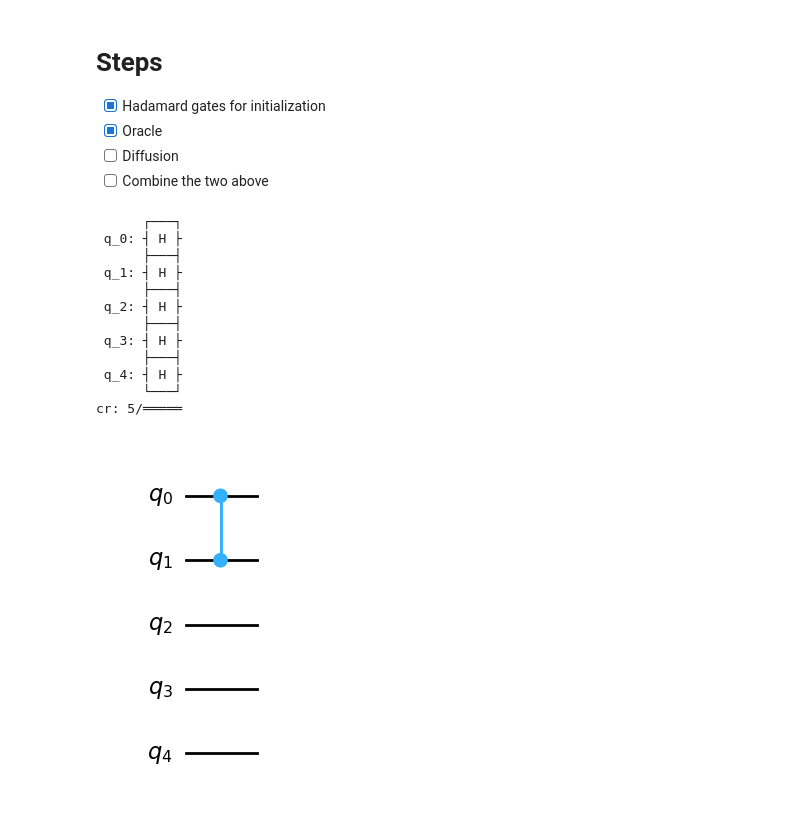
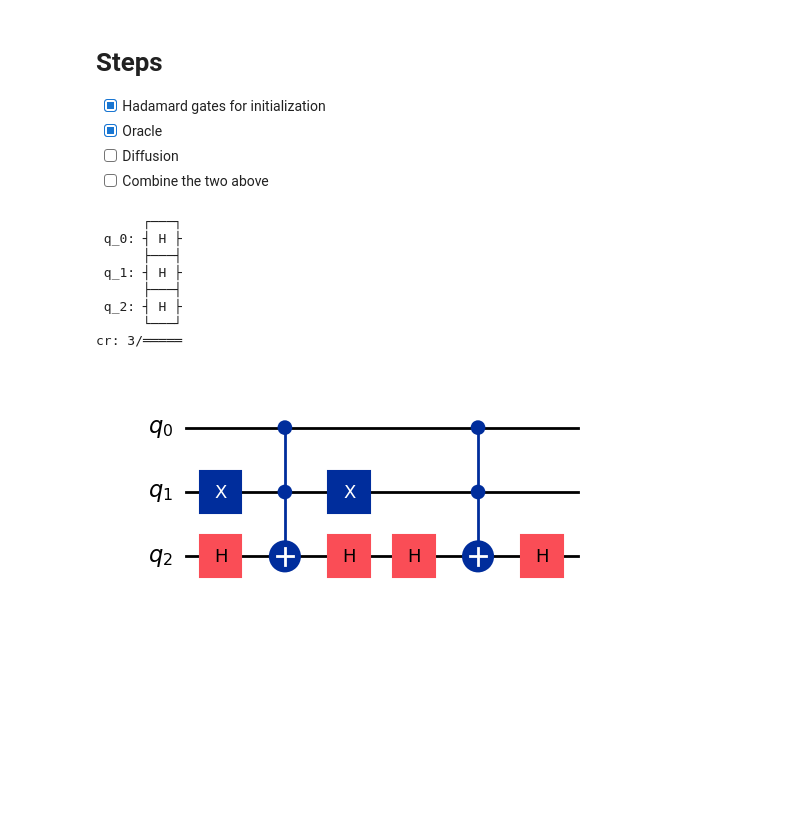
Before and after one commit to TheRandomTroll/aau-cs-qic-project, a Jupyter notebook: grovers.ipynb, the cells around one changed output. Drawn from its saved outputs; the diff is of its cells as text; code cells hidden in the pictures; blank space fills up the shorter version.

```diff
--- a/grovers.ipynb
+++ b/grovers.ipynb
@@ -9,7 +9,8 @@ import numpy as np
 # %%
 backend = AerSimulator()
 # %%
-N_QUBITS = 5
+N_QUBITS = 3
+MARKED_LIST = [5, 7] # values need to be [0..(2**N-1)]
 # %% [markdown]
 # Steps
 - [x] Hadamard gates for initialization
@@ -39,29 +40,36 @@ quantum_circuit.draw()
  q_1: ┤ H ├
       ├───┤
  q_2: ┤ H ├
-      ├───┤
- q_3: ┤ H ├
-      ├───┤
- q_4: ┤ H ├
       └───┘
-cr: 5/═════
+cr: 3/═════
 # %%
 # Setup Oracle
 def create_oracle(qr: QuantumRegister) -> QuantumCircuit:
     """
     Mark |11> as the solution state in Grover's algorithm.
     """
     oracle = QuantumCircuit(qr, name='oracle')
+    for m in MARKED_LIST:
+        bits_m = format(m, f'0{N_QUBITS}b')
 
-    oracle.cz(qr[0], qr[1])  # Controlled-Z gate for |11>
+        for idx, bit in enumerate(bits_m):
+            if bit == '0':
+                oracle.x(qr[idx])
+        oracle.h(qr[N_QUBITS - 1])
+        oracle.mcx(list(qr[: N_QUBITS - 1]), qr[N_QUBITS - 1])
+        oracle.h(qr[N_QUBITS - 1])
+        for idx, bit in enumerate(bits_m):
+            if bit == '0':
+                oracle.x(qr[idx])
+
     oracle.draw('mpl')
     oracle = oracle.to_gate()
 
     return oracle
 
 oracle = create_oracle(qr_data)
 # %% [output]
-[figure, old version]
+[figure, new version]
 # %%
 # Defuser
 def create_diffuser(qr: QuantumRegister, num_bits: int) -> QuantumCircuit:
```
Also changed, not shown: parts of 3 cells of this notebook.
